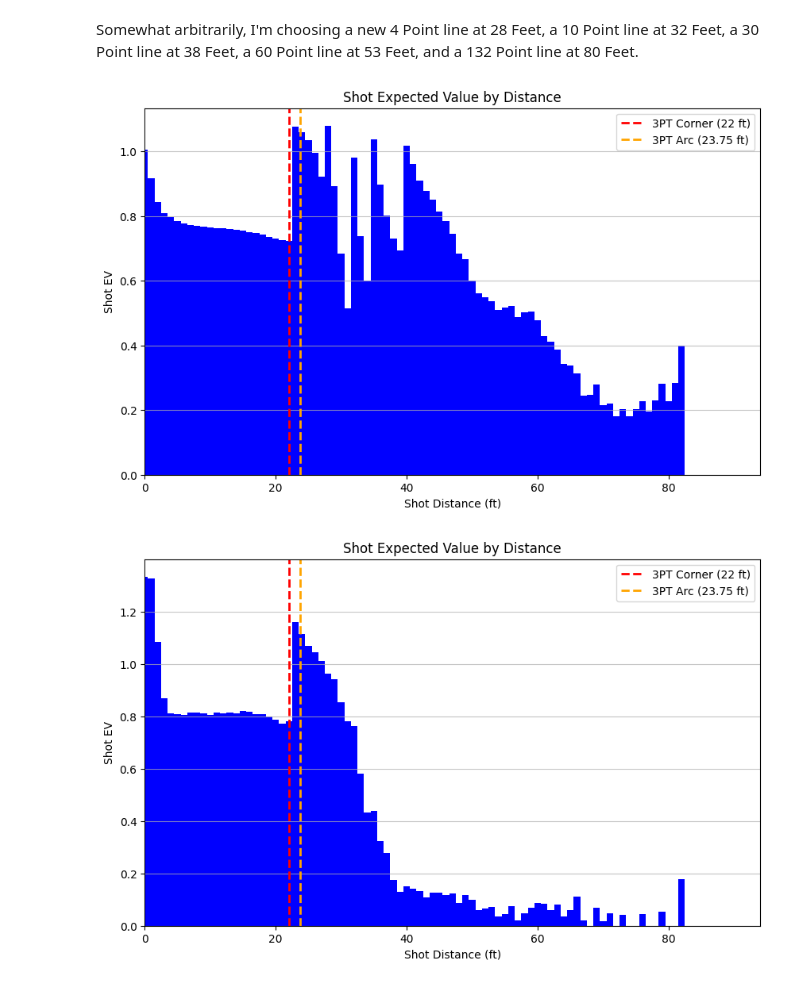
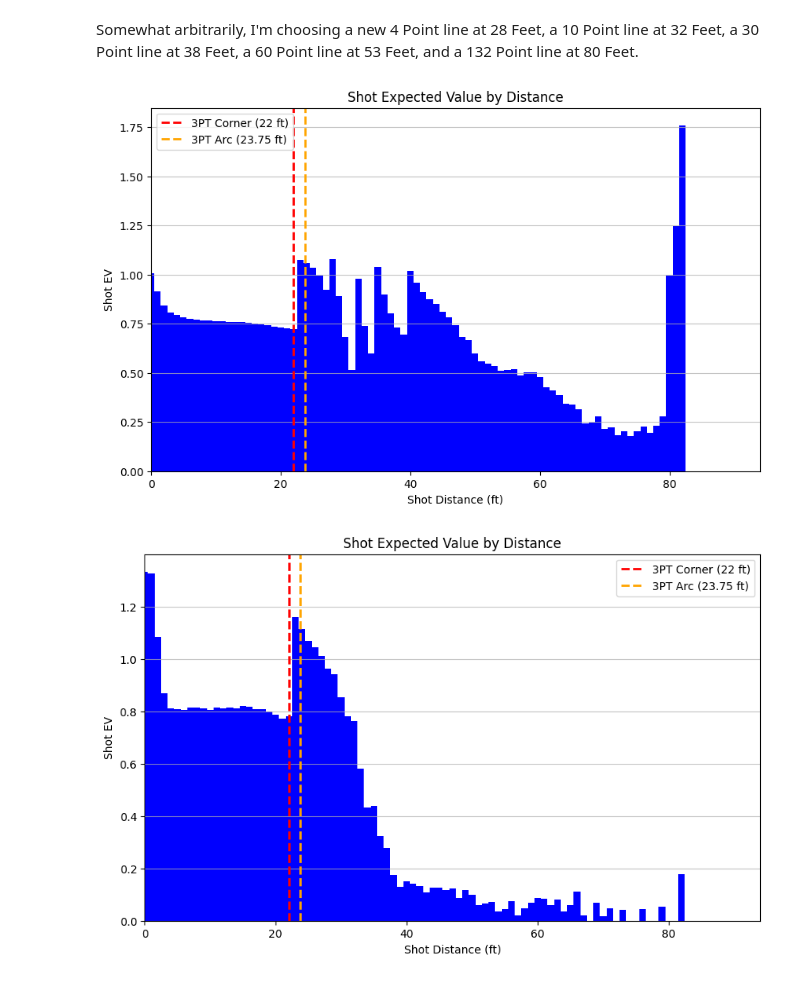
Before and after one commit to qghop/NBA-Re-Scoring, a Jupyter notebook: nba_re-scoring.ipynb, the cells around one changed output. Drawn from its saved outputs; the diff is of its cells as text; code cells hidden in the pictures.

```diff
--- a/nba_re-scoring.ipynb
+++ b/nba_re-scoring.ipynb
@@ -222,27 +221,27 @@ Somewhat arbitrarily, I'm choosing a new 4 Point line at 28 Feet, a 10 Point lin
 # %%
 # New vs Old EV by Distance Curves
 shot_distances = df["SHOT_DISTANCE"].to_numpy()
 unique_distances = np.unique(shot_distances)
 probabilities = [u.calculate_shot_probability(df, d, d+20) for d in unique_distances]
-EVs = [p * (#132 if d >= 80 else
+EVs = [p * (132 if d >= 80 else
             30 if d >= 40 else
             20 if d >= 35 else
             10 if d >= 32 else
             4 if d >= 28 else
             3 if d >= 23 else 2) for d, p in zip(unique_distances, probabilities)]
 plt.figure(figsize=(10, 6))
 plt.bar(unique_distances, EVs, width=1, color='blue')
 plt.axvline(x=22, color='red', linestyle='--', linewidth=2, label='3PT Corner (22 ft)')
 plt.axvline(x=23.75, color='orange', linestyle='--', linewidth=2, label='3PT Arc (23.75 ft)')
 plt.title("Shot Expected Value by Distance")
 plt.xlabel("Shot Distance (ft)")
 plt.ylabel("Shot EV")
 plt.xlim(0,94)
 plt.grid(axis='y', alpha=0.75)
 plt.legend()
 plt.show()
 # %% [output]
-[figure, old version]
+[figure, new version]
 # %%
 u.plot_shot_EV_by_distance(df)
 # %% [output]
```
Also changed, not shown: parts of 4 cells of this notebook.
